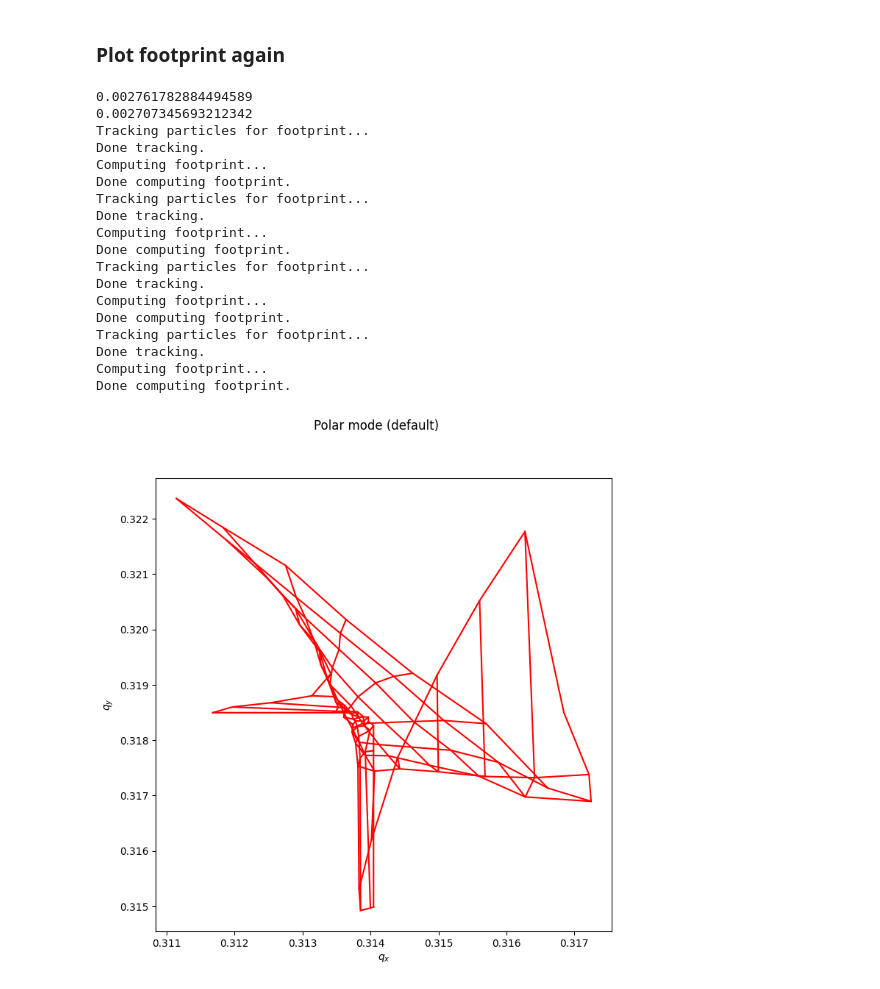
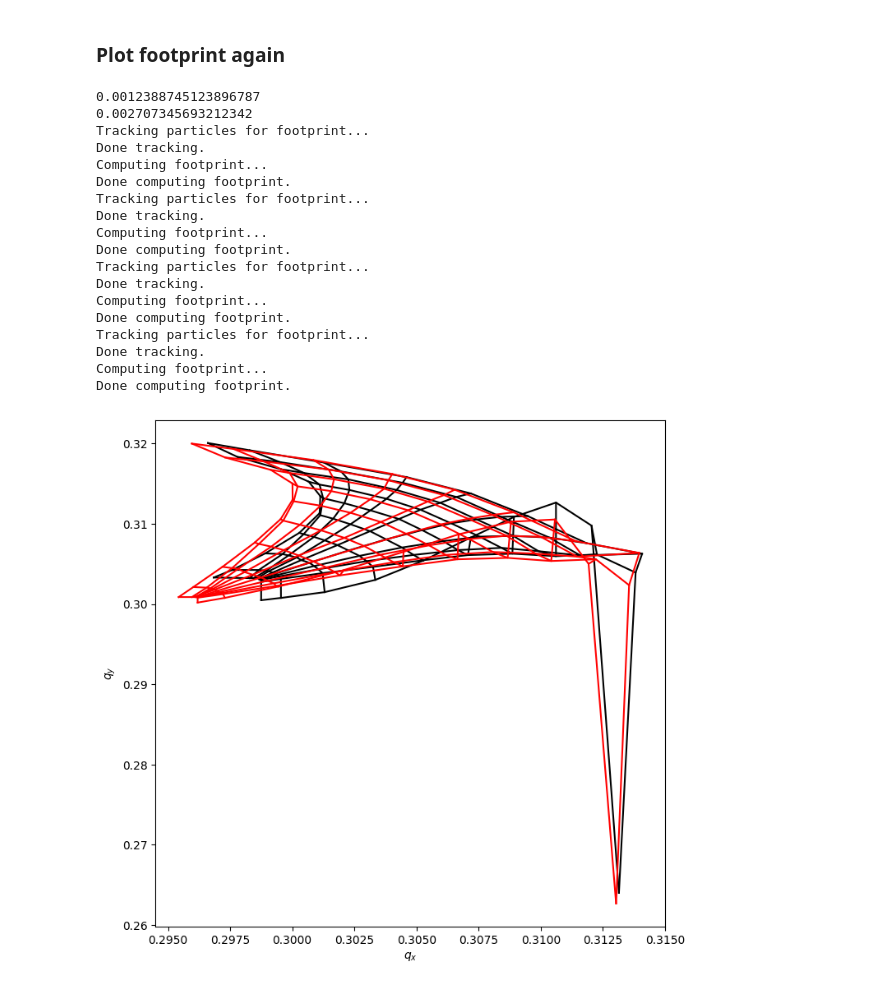
Before and after one commit to ColasDroin/comparaison_pymask_xmask, a Jupyter notebook: comparison.ipynb, the cells around one changed output. Saved outputs shown, nothing was run; the diff lists cells and outputs as text; code cells hidden in the pictures.

```diff
--- a/comparison.ipynb
+++ b/comparison.ipynb
@@ -291,14 +291,18 @@ Xmask   name             s         x        px         y        py
 # %% [markdown]
 ### Replace the pymaks bb values with the xmask ones
 # %%
-# for x in collider.lhcb1.element_dict:#collider.lhcb1.element_dict:
-#     dic_el = collider.lhcb1.element_dict[x].to_dict()
-#     if "bb" in x and dic_el['__class__']!='Drift':
-#         for key in dic_el:
-#             if key!='__class__':
-#                 setattr(pm_line.element_refs[x], key, dic_el[key])
+# ! Probably no applicable if levelling in pymask and not in xmask
+for x in collider.lhcb1.element_dict:#collider.lhcb1.element_dict:
+    dic_el = collider.lhcb1.element_dict[x].to_dict()
+    if "bb" in x and dic_el['__class__']!='Drift':
+        for key in dic_el:
+            if key!='__class__':
+                try:
+                    setattr(pm_line.element_refs[x], key, dic_el[key])
+                except Exception as e:
+                    print(e)
 
-# tw_pm_1 = pm_line.twiss()
+tw_pm_1 = pm_line.twiss()
 # %%
 tw_xm_1 = collider["lhcb1"].twiss()
 tw_pm_1 = pm_line.twiss()
@@ -385,7 +389,11 @@ print([x for x in list(collider.vars._get_value().items()) if "c_minus" in x[0]]
 
 c_minus_re_b1_before_correction = collider.vars['c_minus_re_b1']._value
 c_minus_re_b2_before_correction = collider.vars['c_minus_re_b2']._value
+c_minus_im_b1_before_correction = collider.vars['c_minus_im_b1']._value
+c_minus_im_b2_before_correction = collider.vars['c_minus_im_b2']._value
+
 cmrskew = pm_line.vars['cmrskew']._value
+cmiskew = pm_line.vars['cmiskew']._value
 
 collider.vars['c_minus_re_b1'] += 0.001
 collider.vars['c_minus_re_b2'] += 0.001
@@ -418,7 +426,10 @@ Calling float on a single element Series is deprecated and will raise a TypeErro
 # Temporary remove coupling to get a better footprint
 collider.vars['c_minus_re_b1'] = 0
 collider.vars['c_minus_re_b2'] = 0
+collider.vars['c_minus_im_b1'] = 0
+collider.vars['c_minus_im_b2'] = 0
 pm_line.vars['cmrskew'] = 0
+pm_line.vars['cmiskew'] = 0
 
 ### CHECK
 tw_pm_1 = pm_line.twiss()
@@ -435,7 +446,7 @@ fp_polar_xm = collider["lhcb1"].get_footprint(
 )
 
 fig, ax = plt.subplots(1, 1, figsize=(8, 8))
-#fp_polar_xm.plot(ax=ax, label="no rescale bb")
+fp_polar_xm.plot(ax=ax, label="no rescale bb")
 #plt.suptitle("Polar mode (default) - no rescale on beambeam. Xmask.")
 #plt.show()
 
@@ -447,35 +458,39 @@ fp_polar = pm_line.get_footprint(
 )
 
 #fig, ax = plt.subplots(1, 1, figsize=(8, 8))
 fp_polar.plot(ax=ax, label="no rescale bb", color = 'red')
-plt.suptitle("Polar mode (default)")
+#plt.suptitle("Polar mode (default)")
 plt.show()
 
 # Set back coupling
 collider.vars['c_minus_re_b1'] = c_minus_re_b1_before_correction + 0.001
 collider.vars['c_minus_re_b2'] = c_minus_re_b2_before_correction + 0.001
+collider.vars['c_minus_im_b1'] = c_minus_im_b1_before_correction
+collider.vars['c_minus_im_b2'] = c_minus_im_b2_before_correction
 pm_line.vars['cmrskew'] = cmrskew
+pm_line.vars['cmiskew'] = cmiskew
+
 tw_pm_1 = pm_line.twiss()
 tw_xm_1 = collider["lhcb1"].twiss()
 # %% [output]
-0.002761782884494589
+0.0012388745123896787
 0.002707345693212342
 Tracking particles for footprint...
 Done tracking.
 Computing footprint...
 Done computing footprint.
 Tracking particles for footprint...
 Done tracking.
 Computing footprint...
 Done computing footprint.
 Tracking particles for footprint...
 Done tracking.
 Computing footprint...
 Done computing footprint.
 Tracking particles for footprint...
 Done tracking.
 Computing footprint...
 Done computing footprint.
-[figure, old version]
+[figure, new version]
 # %%
 ### Same as before without touching coupling knobs
```
Also changed, not shown: parts of 10 cells of this notebook, 4 other files.
